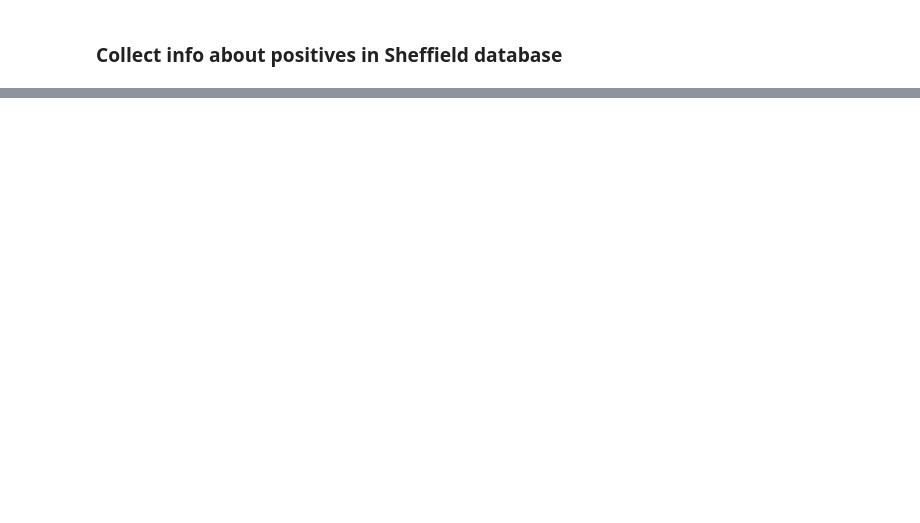
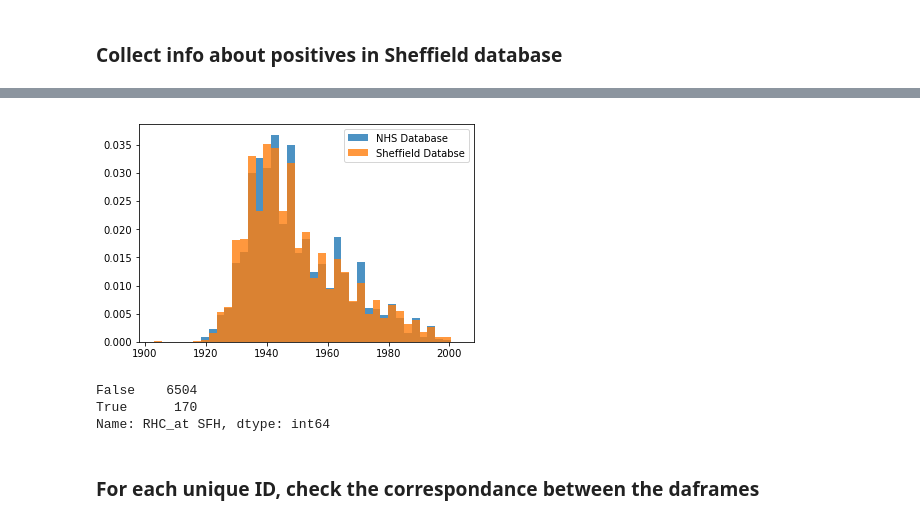
Before and after one commit to jzhao0802/gsk_, a Jupyter notebook: QC_check_on_positives.ipynb, the cells around one changed output, grey strips where cells are left out. Saved outputs shown, nothing was run; the diff lists cells and outputs as text; code cells hidden in the pictures; blank space fills up the shorter version.

```diff
--- a/QC_check_on_positives.ipynb
+++ b/QC_check_on_positives.ipynb
@@ -223,0 +246,37 @@ list(Sheffield_pos_IDs)
+# %%
+#convert gender column in 1(Male) 2(Female)
+def code_sex(x):
+
+    if x=='F' :
+        return 2
+    elif x=='M':
+        return 1
+    else:
+        return 0
+
+df_SFH[gender]=df_SFH[gender].map(code_sex)
+# %%
+#extract year of birth
+df_SFH[date_birth]=pd.to_datetime(df_SFH[date_birth],format='Y%d%b', errors='ignore')
+df_SFH['birth_year']=df_SFH[date_birth].apply(lambda x: x.year)
+# %%
+#a visual check about the year of birth, distributions look similar but not identical (we still do not have the full dataset howver)
+bins=np.linspace(1903, 2003, 40)
+plt.hist(df_NHS_final['birth_year'].dropna(), bins, label='NHS Database', normed=True, alpha=0.8)
+plt.hist(df_SFH['birth_year'].dropna(), bins, label='Sheffield Databse', normed=True, alpha=0.8)
+plt.legend(loc='upper right')
+plt.show()
+# %% [output]
+[figure, added]
+# %%
+#create column RHC_at_SFH
+cond1=(df_SFH[has_rhc]== 1.0)
+cond2=(df_SFH[hospital]=='Sheffield')
+df_SFH['RHC_at SFH']=cond1 & cond2
+df_SFH['RHC_at SFH'].value_counts()
+# %% [output]
+False    6504
+True      170
+Name: RHC_at SFH, dtype: int64
+# %% [markdown]
+### For each unique ID, check the correspondance between the daframes
```
Also changed, not shown: parts of 18 cells of this notebook.
